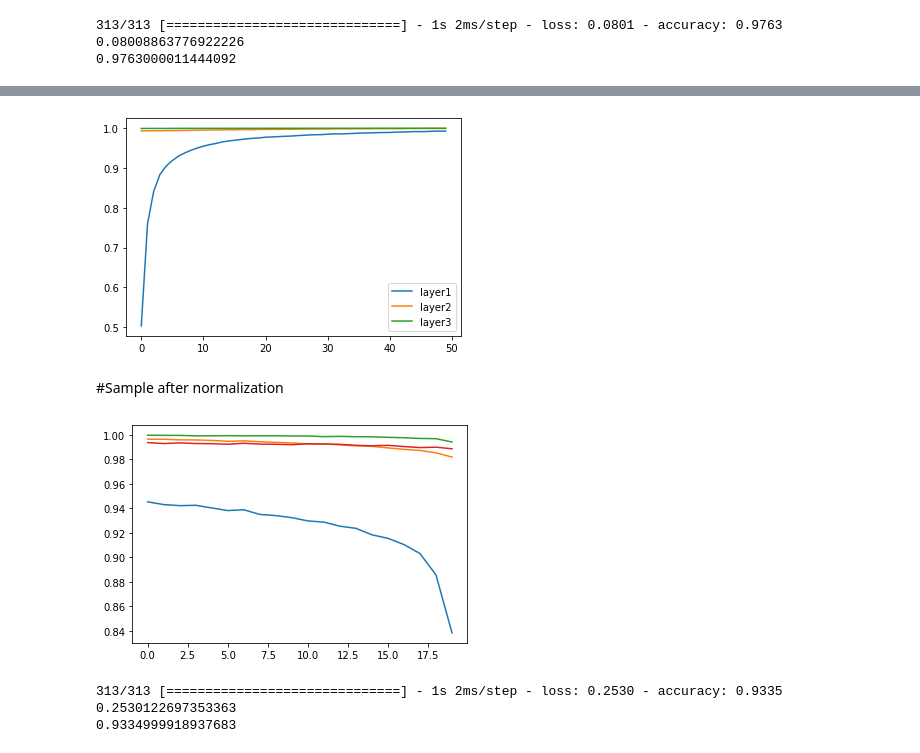
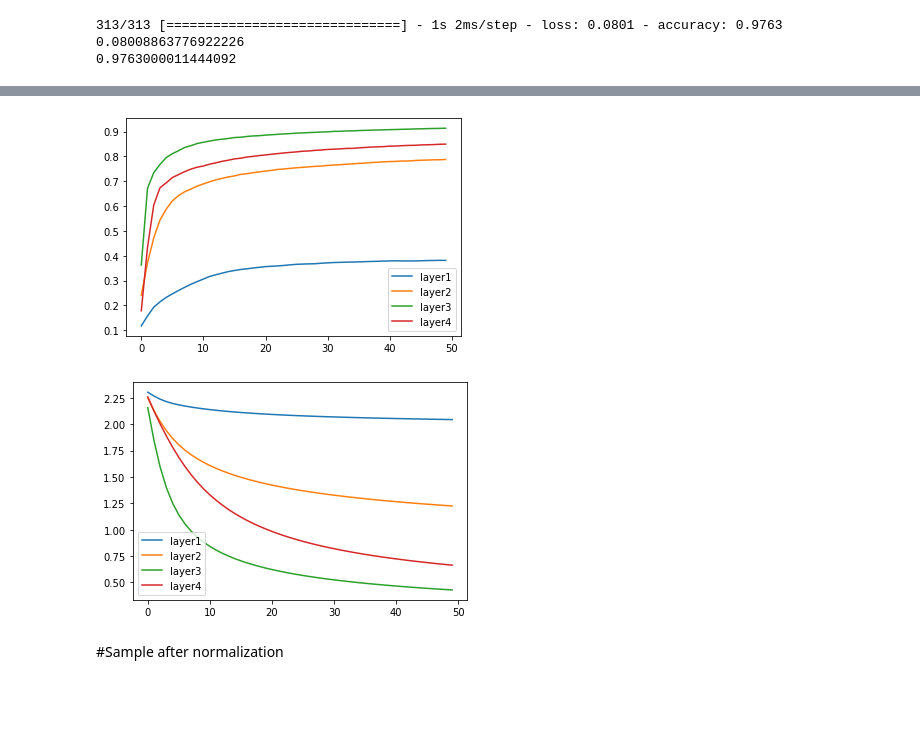
Before and after one commit to appersaravanan/Semeter-2-Assignment-1, a Jupyter notebook: Assignment_2.ipynb, the cells around one changed output, grey strips where cells are left out. Drawn from its saved outputs; the diff is of its cells as text; code cells hidden in the pictures; blank space fills up the shorter version.

```diff
--- a/Assignment_2.ipynb
+++ b/Assignment_2.ipynb
@@ -241,7 +221,7 @@ class MyCustomCallback(tf.keras.callbacks.Callback):
 history_arr=list();
 x_axis=[]
 noise_index=[1,3,7,11,14,17]
-noise_index=[0,1]
+noise_index=[0,1,3,5,6,7]
 x
 noise=0
 for index in range(len(noise_index)):
@@ -258,7 +238,7 @@ for index in range(len(noise_index)):
     else :
       x = model.layers[model_index](x)
   new_model=Model(model.input,x)
-  new_model.summary()
+  # new_model.summary()
   new_model.compile(optimizer = 'adam', loss = 'categorical_crossentropy', metrics = ['accuracy',])
 
   callback=MyCustomCallback()
@@ -267,6 +247,6 @@ for index in range(len(noise_index)):
 
 
   #model.fit(x_train,y_train,epochs=500,steps_per_epoch=20,validation_split=0.3,callbacks=[es,accuracy])
-  # history=new_model.fit(x_train,y_train,epochs=20,steps_per_epoch=10,validation_split=0.3,callbacks=[callback],shuffle=True)
-  # history_arr.append(history.history)
+  history=new_model.fit(x_train,y_train,epochs=20,steps_per_epoch=10,validation_split=0.3,callbacks=[callback],shuffle=True)
+  history_arr.append(history.history)
 # %% [output]
@@ -422,17 +361,31 @@ KeyboardInterrupt: ignored
 # %%
 from matplotlib import pyplot
 
 pyplot.plot(history_tranining_arr[0]['accuracy'] ,label='layer1')
 pyplot.plot(history_tranining_arr[1]['accuracy'] ,label='layer2')
 pyplot.plot(history_tranining_arr[2]['accuracy'] ,label='layer3')
 
-# pyplot.plot(history_tranining_arr[3]['accuracy'],label='layer4')
-# pyplot.plot(history_tranining_arr[4]['accuracy'],label='layer5')
+pyplot.plot(history_tranining_arr[3]['accuracy'],label='layer4')
+
 # pyplot.plot(history_tranining_arr[5]['accuracy'],label='layer6')
 
 pyplot.legend()
 pyplot.show()
+
+from matplotlib import pyplot
+
+pyplot.plot(history_tranining_arr[0]['loss'] ,label='layer1')
+pyplot.plot(history_tranining_arr[1]['loss'] ,label='layer2')
+pyplot.plot(history_tranining_arr[2]['loss'] ,label='layer3')
+
+pyplot.plot(history_tranining_arr[3]['loss'],label='layer4')
+
+# pyplot.plot(history_tranining_arr[5]['accuracy'],label='layer6')
+
+pyplot.legend()
+pyplot.show()
 # %% [output]
-[figure, old version]
+[figure, new version]
+[figure, added]
 # %% [markdown]
 #Sample after normalization
@@ -485,22 +391,0 @@ history_arr[3]['accuracy'].reverse()
-# %%
-len(history_arr)
-from matplotlib import pyplot
-
-pyplot.plot(history_arr[0]['accuracy'] ,label='layer1')
-pyplot.plot(history_arr[1]['accuracy'] ,label='layer2')
-pyplot.plot(history_arr[2]['accuracy'] ,label='layer3')
-
-pyplot.plot(history_arr[3]['accuracy'],label='layer4')
-
-
-pyplot.show()
-# %% [output]
-[figure, removed]
-# %%
-score=model.evaluate(x_test,y_test)
-print(score[0])
-print(score[1])
-# %% [output]
-313/313 [==============================] - 1s 2ms/step - loss: 0.2530 - accuracy: 0.9335
-0.2530122697353363
-0.9334999918937683
```
Also changed, not shown: parts of 37 cells of this notebook.
